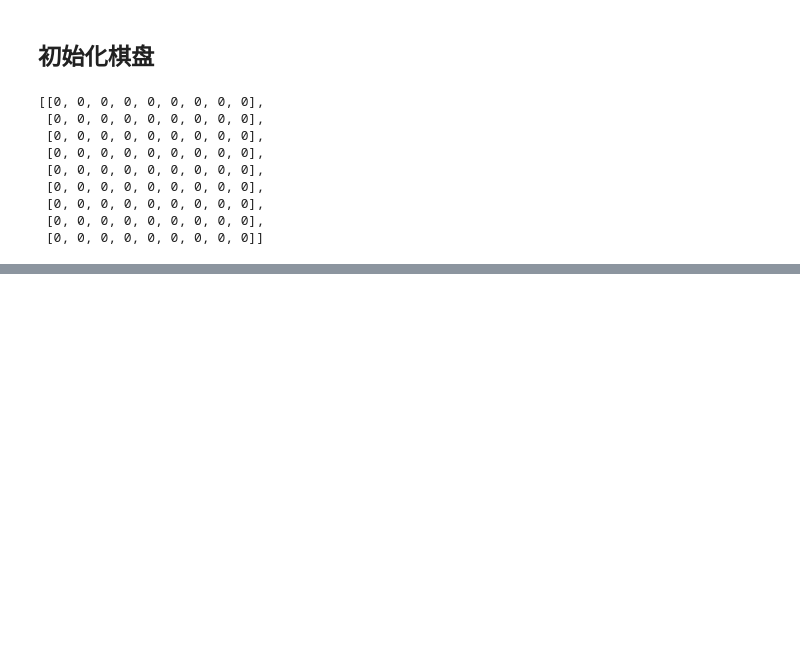
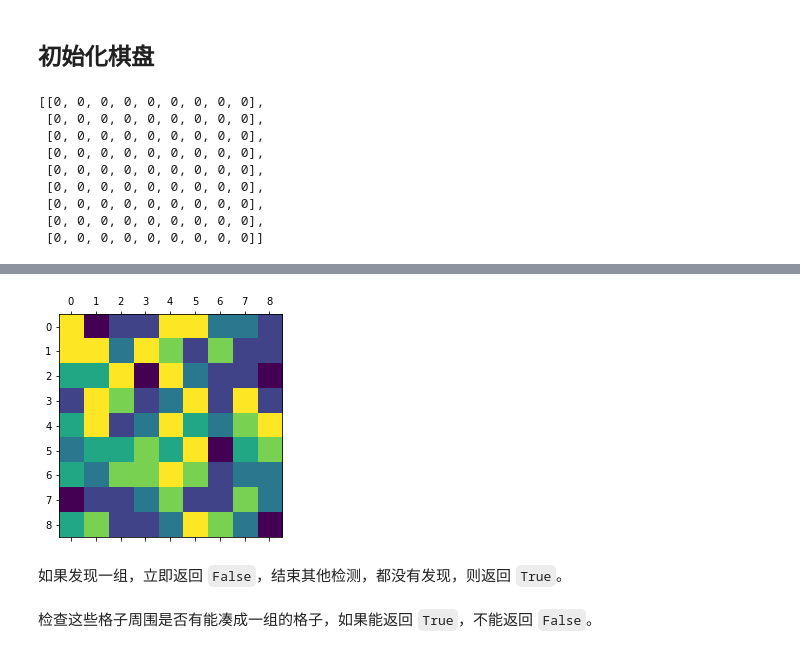
Before and after one commit to tengshan2008/match-game, a Jupyter notebook: docs/tutorial.ipynb, the cells around one changed output, grey strips where cells are left out. Cells and saved outputs as stored; diff of their text form; code cells hidden in the pictures; blank space fills up the shorter version.

```diff
--- a/docs/tutorial.ipynb
+++ b/docs/tutorial.ipynb
@@ -60,0 +129,8 @@ show_image(puzzle)
+# %%
+# 一个新的puzzle
+puzzle = random_init(puzzle)
+show_image(puzzle)
+# %% [output]
+[figure, added]
+# %% [markdown]
+如果发现一组，立即返回 `False`，结束其他检测，都没有发现，则返回 `True`。
@@ -60,0 +158,2 @@ show_image(puzzle)
+# %% [markdown]
+检查这些格子周围是否有能凑成一组的格子，如果能返回 `True`，不能返回 `False`。
```
Also changed, not shown: parts of 11 cells of this notebook.
